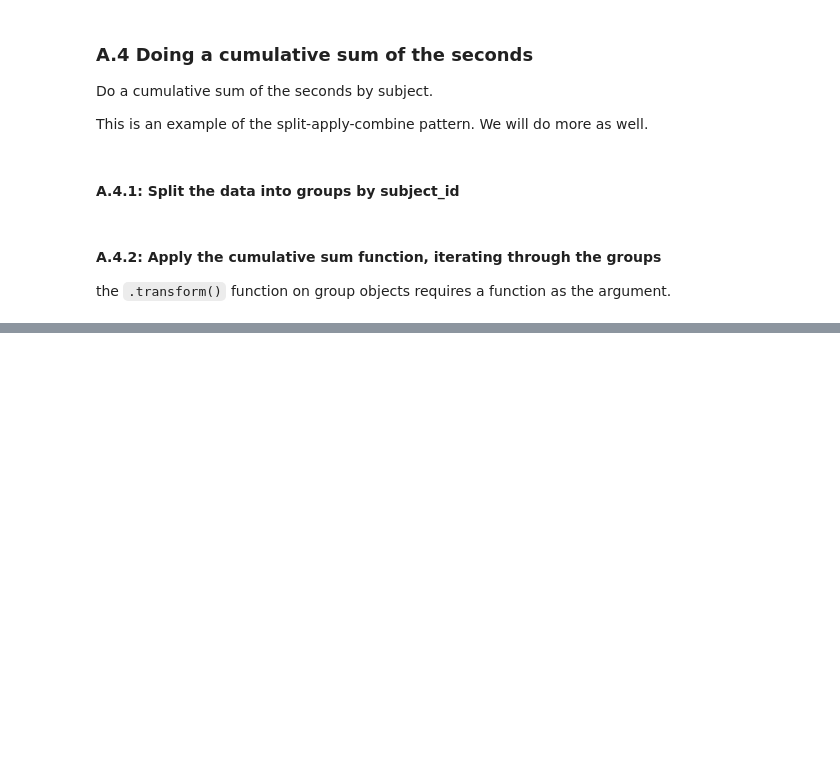
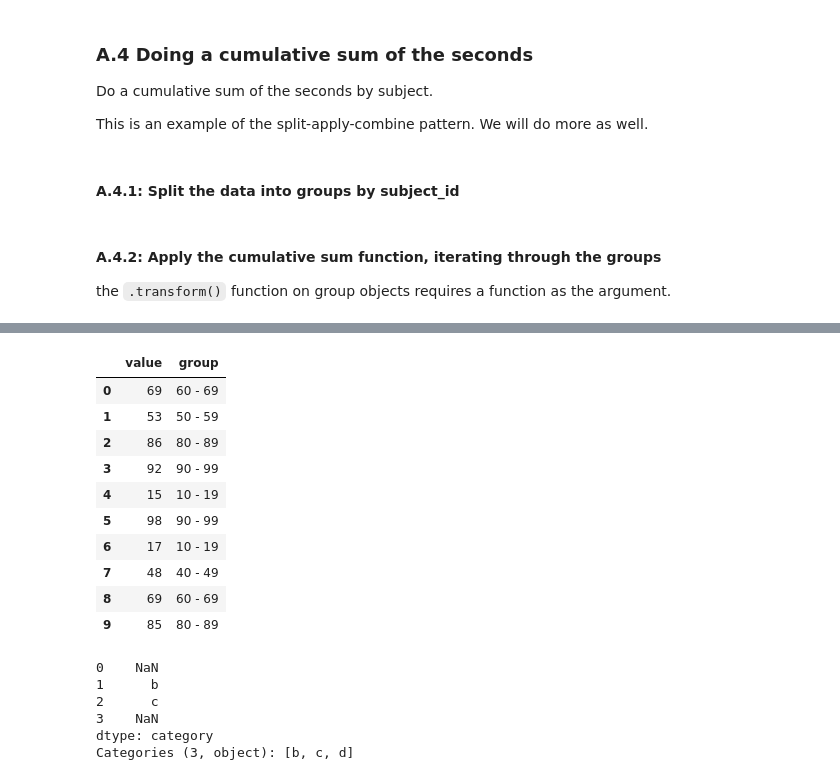
Before and after one commit to brettswan/General-Assembly-Projects, a Jupyter notebook: curriculum/week-02/3.3-lesson/code/w2-3.3-split-apply-combine-codealong.ipynb, the cells around one changed output, grey strips where cells are left out. Cells and saved outputs as stored; diff of their text form; code cells hidden in the pictures; blank space fills up the shorter version.

```diff
--- a/curriculum/week-02/3.3-lesson/code/w2-3.3-split-apply-combine-codealong.ipynb
+++ b/curriculum/week-02/3.3-lesson/code/w2-3.3-split-apply-combine-codealong.ipynb
@@ -131,0 +199,31 @@
+# %%
+df = pd.DataFrame({'value': np.random.randint(0, 100, 20)})
+
+labels = [ "{0} - {1}".format(i, i + 9) for i in range(0, 100, 10) ]
+
+df['group'] = pd.cut(df.value, range(0, 105, 10), right=False, labels=labels)
+
+df.head(10)
+# %% [output]
+|  | value | group |
+| 0 | 69 | 60 - 69 |
+| 1 | 53 | 50 - 59 |
+| 2 | 86 | 80 - 89 |
+| 3 | 92 | 90 - 99 |
+| 4 | 15 | 10 - 19 |
+| 5 | 98 | 90 - 99 |
+| 6 | 17 | 10 - 19 |
+| 7 | 48 | 40 - 49 |
+| 8 | 69 | 60 - 69 |
+| 9 | 85 | 80 - 89 |
+# %%
+raw_cat = pd.Categorical(["a","b","c","a"], categories=["b","c","d"], ordered=False)
+s = pd.Series(raw_cat)
+s
+# %% [output]
+0    NaN
+1      b
+2      c
+3    NaN
+dtype: category
+Categories (3, object): [b, c, d]
```
Also changed, not shown: parts of 11 cells of this notebook, 3 other files.
